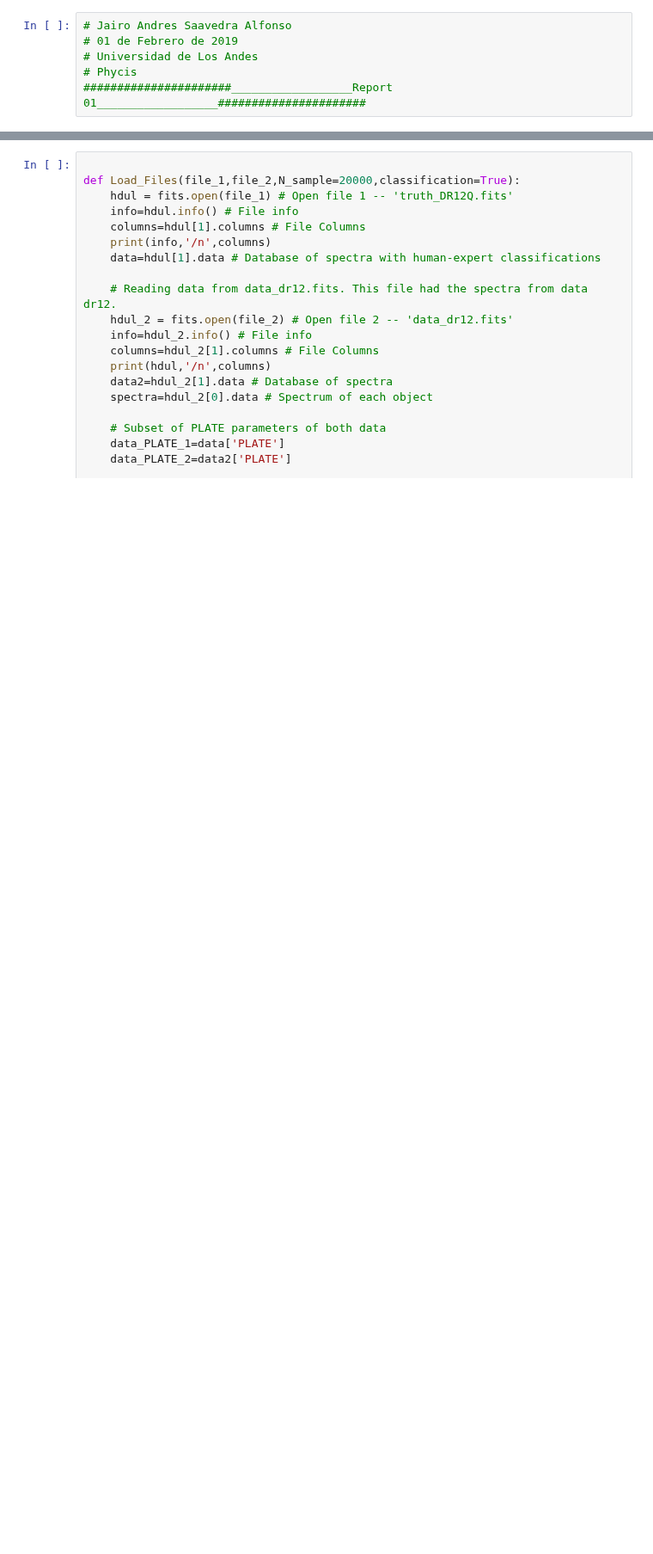
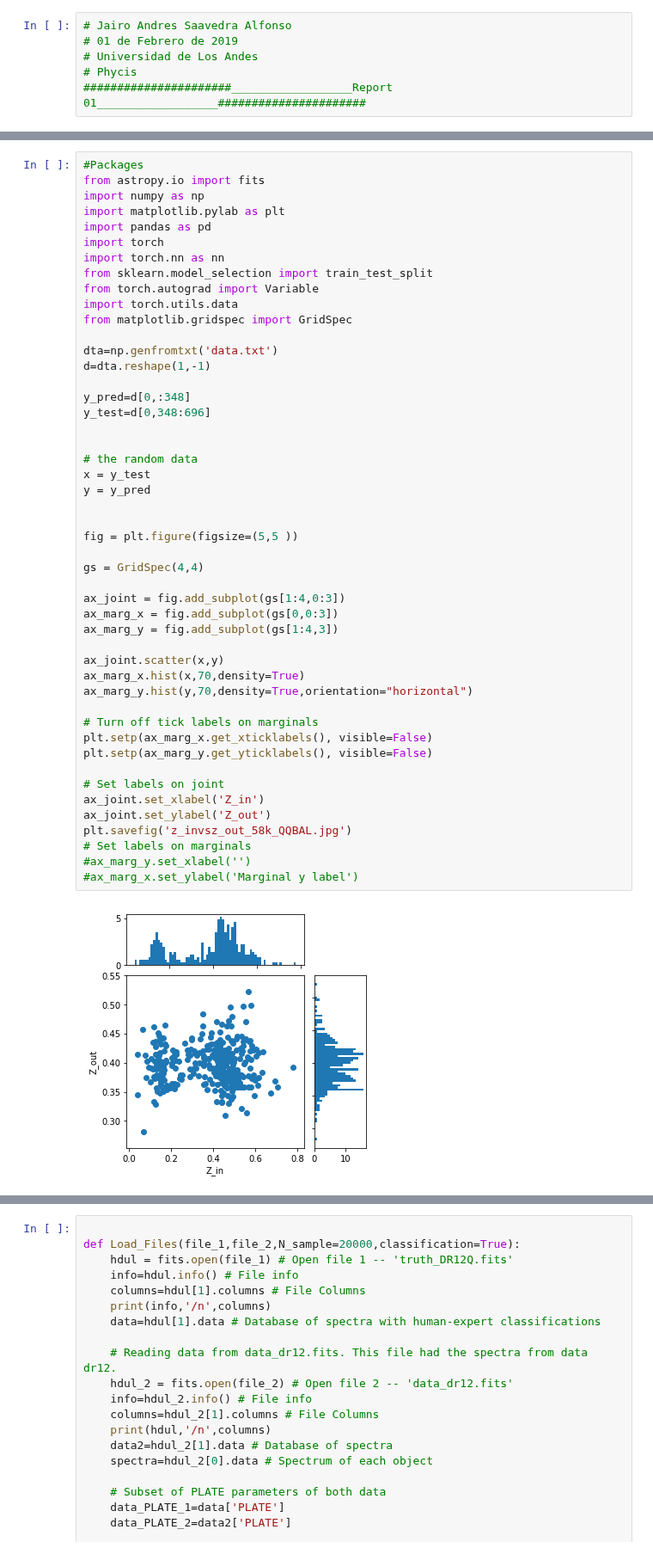
Before and after one commit to MrX1997/Reportes-Proyecto-de-Monograf-a, a Jupyter notebook: Noteboooks/Data_Loader_1-Copy1.0.ipynb, the cells around one changed output, grey strips where cells are left out. Shown at 86% size. Cells and saved outputs as stored; diff of their text form; blank space fills up the shorter version.

```diff
--- a/Noteboooks/Data_Loader_1-Copy1.0.ipynb
+++ b/Noteboooks/Data_Loader_1-Copy1.0.ipynb
@@ -22,0 +7,50 @@ import torch.utils.data
+# %%
+#Packages
+from astropy.io import fits
+import numpy as np
+import matplotlib.pylab as plt
+import pandas as pd
+import torch
+import torch.nn as nn
+from sklearn.model_selection import train_test_split
+from torch.autograd import Variable
+import torch.utils.data
+from matplotlib.gridspec import GridSpec
+
+dta=np.genfromtxt('data.txt')
+d=dta.reshape(1,-1)
+
+y_pred=d[0,:348]
+y_test=d[0,348:696]
+
+
+# the random data
+x = y_test
+y = y_pred
+
+
+fig = plt.figure(figsize=(5,5 ))
+
+gs = GridSpec(4,4)
+
+ax_joint = fig.add_subplot(gs[1:4,0:3])
+ax_marg_x = fig.add_subplot(gs[0,0:3])
+ax_marg_y = fig.add_subplot(gs[1:4,3])
+
+ax_joint.scatter(x,y)
+ax_marg_x.hist(x,70,density=True)
+ax_marg_y.hist(y,70,density=True,orientation="horizontal")
+
+# Turn off tick labels on marginals
+plt.setp(ax_marg_x.get_xticklabels(), visible=False)
+plt.setp(ax_marg_y.get_yticklabels(), visible=False)
+
+# Set labels on joint
+ax_joint.set_xlabel('Z_in')
+ax_joint.set_ylabel('Z_out')
+plt.savefig('z_invsz_out_58k_QQBAL.jpg')
+# Set labels on marginals
+#ax_marg_y.set_xlabel('')
+#ax_marg_x.set_ylabel('Marginal y label')
+# %% [output]
+[figure, added]
```
Also changed, not shown: parts of 5 cells of this notebook, 29 other files.
